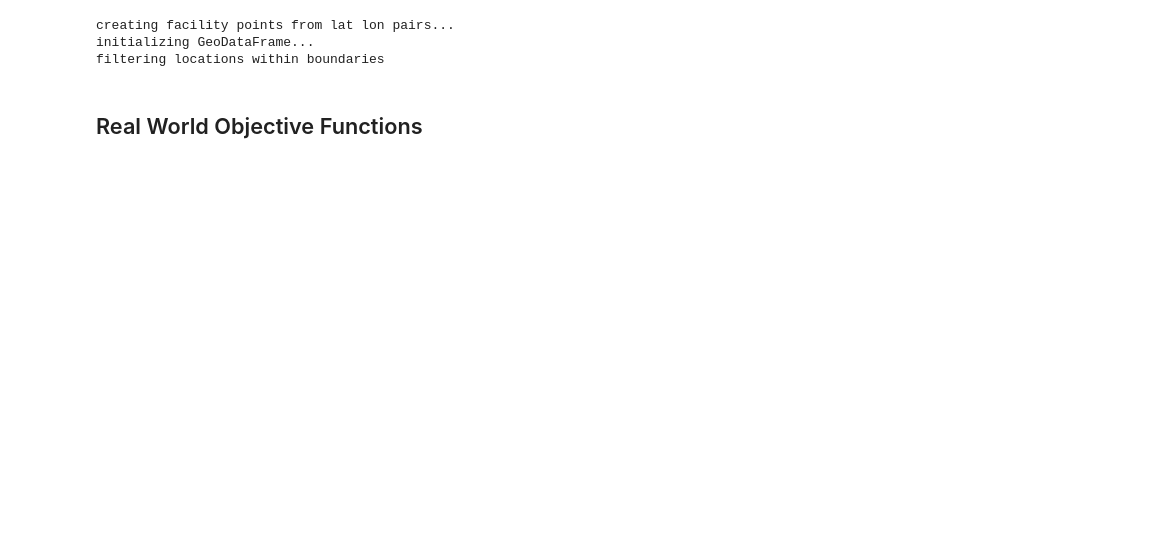
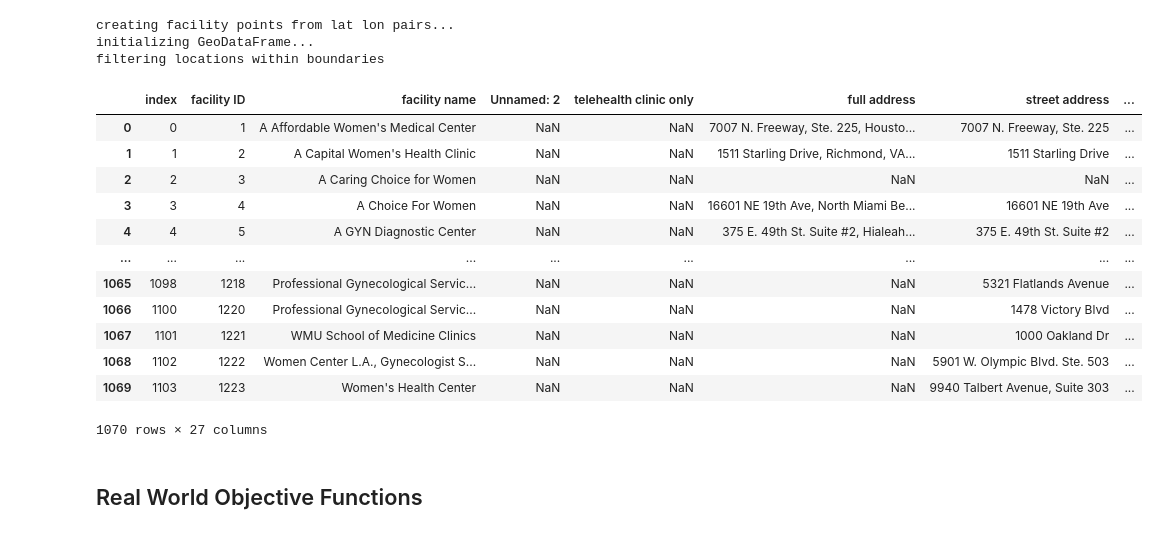
Before and after one commit to WillHWThompson/MOCSFacilityPlacement, a Jupyter notebook: viz_results.ipynb, the cells around one changed output. Saved outputs shown, nothing was run; the diff lists cells and outputs as text; code cells hidden in the pictures; blank space fills up the shorter version.

```diff
--- a/viz_results.ipynb
+++ b/viz_results.ipynb
@@ -35,6 +36,22 @@ clinic_geo_df = clinic_geo_df.reset_index()
 creating facility points from lat lon pairs...
 initializing GeoDataFrame...
 filtering locations within boundaries
+# %%
+clinic_geo_df
+# %% [output]
+|  | index | facility ID | facility name | Unnamed: 2 | telehealth clinic only | full address | street address | ... |
+| 0 | 0 | 1 | A Affordable Women's Medical Center | NaN | NaN | 7007 N. Freeway, Ste. 225, Housto... | 7007 N. Freeway, Ste. 225 | ... |
+| 1 | 1 | 2 | A Capital Women's Health Clinic | NaN | NaN | 1511 Starling Drive, Richmond, VA... | 1511 Starling Drive | ... |
+| 2 | 2 | 3 | A Caring Choice for Women | NaN | NaN | NaN | NaN | ... |
+| 3 | 3 | 4 | A Choice For Women | NaN | NaN | 16601 NE 19th Ave, North Miami Be... | 16601 NE 19th Ave | ... |
+| 4 | 4 | 5 | A GYN Diagnostic Center | NaN | NaN | 375 E. 49th St. Suite #2, Hialeah... | 375 E. 49th St. Suite #2 | ... |
+| ... | ... | ... | ... | ... | ... | ... | ... | ... |
+| 1065 | 1098 | 1218 | Professional Gynecological Servic... | NaN | NaN | NaN | 5321 Flatlands Avenue | ... |
+| 1066 | 1100 | 1220 | Professional Gynecological Servic... | NaN | NaN | NaN | 1478 Victory Blvd | ... |
+| 1067 | 1101 | 1221 | WMU School of Medicine Clinics | NaN | NaN | NaN | 1000 Oakland Dr | ... |
+| 1068 | 1102 | 1222 | Women Center L.A., Gynecologist S... | NaN | NaN | NaN | 5901 W. Olympic Blvd. Ste. 503 | ... |
+| 1069 | 1103 | 1223 | Women's Health Center | NaN | NaN | NaN | 9940 Talbert Avenue, Suite 303 | ... |
+1070 rows × 27 columns
 # %% [markdown]
 ## Real World Objective Functions
 # %%
```
Also changed, not shown: parts of 20 cells of this notebook, 2 other files.
